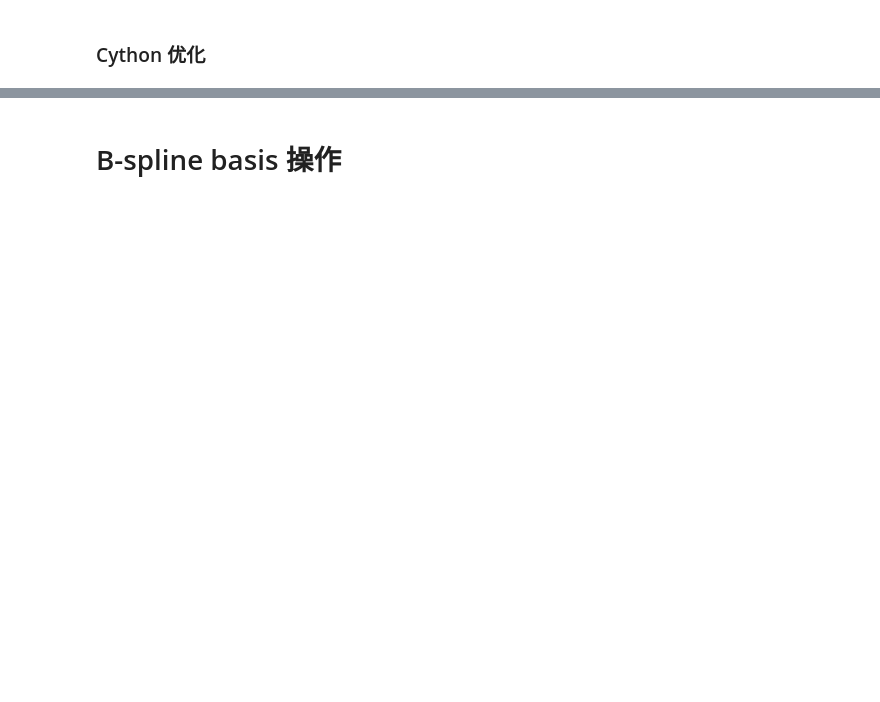
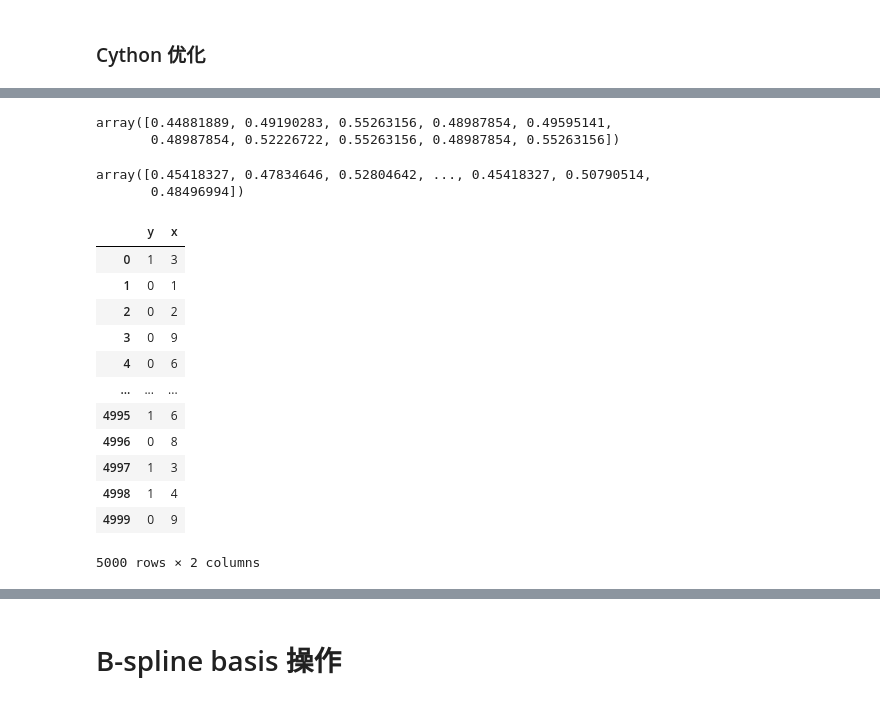
Before and after one commit to xx529/Others, a Jupyter notebook: GeekBang/chap02-homework.ipynb, the cells around one changed output, grey strips where cells are left out. Saved outputs shown, nothing was run; the diff lists cells and outputs as text; code cells hidden in the pictures; blank space fills up the shorter version.

```diff
--- a/GeekBang/chap02-homework.ipynb
+++ b/GeekBang/chap02-homework.ipynb
@@ -131,0 +185,26 @@ cpdef target_mean_cython(data, x_name, y_name):
+# %%
+np.array(temp)[:10]
+# %% [output]
+array([0.44881889, 0.49190283, 0.55263156, 0.48987854, 0.49595141,
+       0.48987854, 0.52226722, 0.55263156, 0.48987854, 0.55263156])
+# %%
+pandas_ans
+# %% [output]
+array([0.45418327, 0.47834646, 0.52804642, ..., 0.45418327, 0.50790514,
+       0.48496994])
+# %%
+data
+# %% [output]
+|  | y | x |
+| 0 | 1 | 3 |
+| 1 | 0 | 1 |
+| 2 | 0 | 2 |
+| 3 | 0 | 9 |
+| 4 | 0 | 6 |
+| ... | ... | ... |
+| 4995 | 1 | 6 |
+| 4996 | 0 | 8 |
+| 4997 | 1 | 3 |
+| 4998 | 1 | 4 |
+| 4999 | 0 | 9 |
+5000 rows × 2 columns
```
Also changed, not shown: parts of 11 cells of this notebook.
